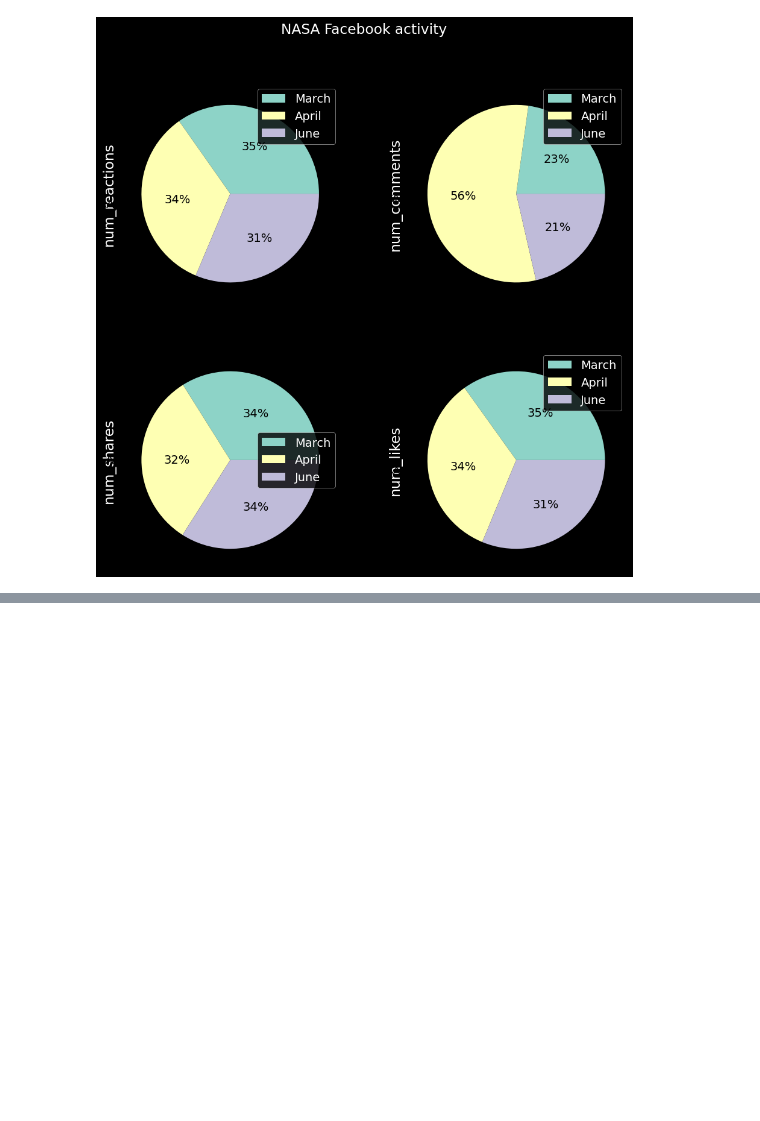
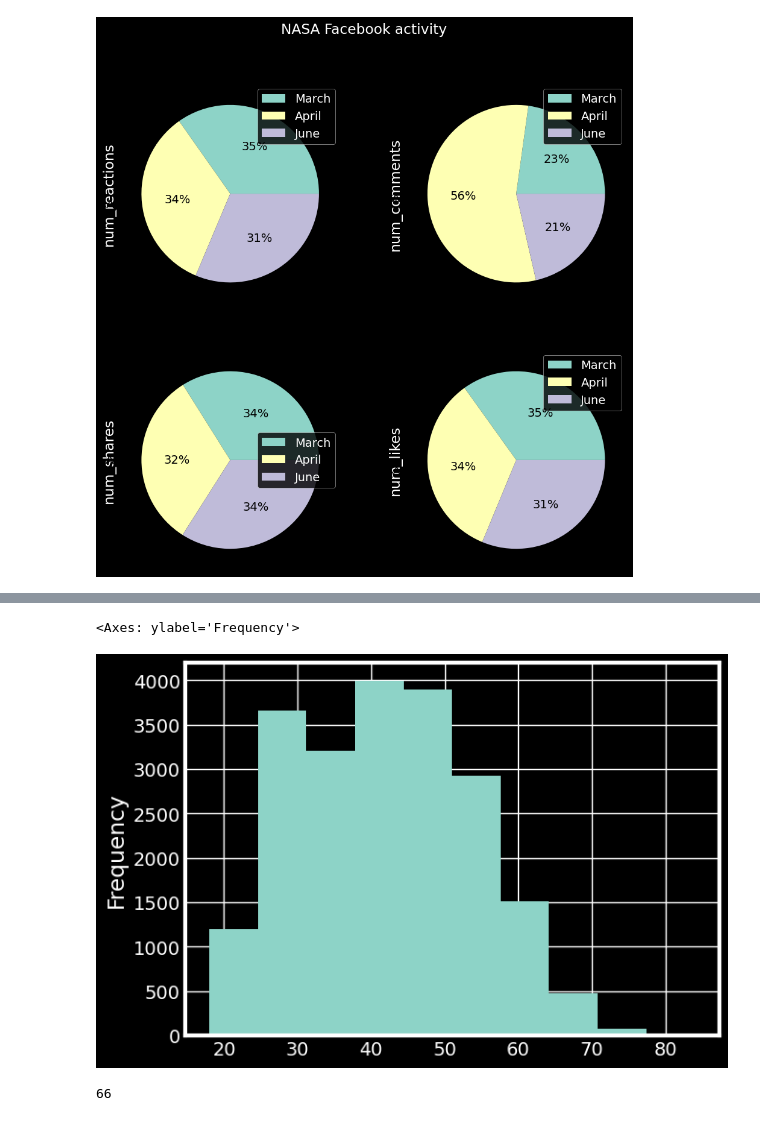
Before and after one commit to Byienio/Pandas_pg, a Jupyter notebook: AdvancedPlots.ipynb, the cells around one changed output, grey strips where cells are left out. Cells and saved outputs as stored; diff of their text form; code cells hidden in the pictures; blank space fills up the shorter version.

```diff
--- a/AdvancedPlots.ipynb
+++ b/AdvancedPlots.ipynb
@@ -241,0 +272,3 @@ array([[<Axes: ylabel='num_reactions'>, <Axes: ylabel='num_comments'>],
+# %%
+age_data = marathon[marathon["Country"].isin(["USA"])]
+age_data.head()
@@ -241,0 +282,9 @@ array([[<Axes: ylabel='num_reactions'>, <Axes: ylabel='num_comments'>],
+# %%
+age_data['Age'].plot(kind='hist')
+# %% [output]
+<Axes: ylabel='Frequency'>
+[figure, added]
+# %%
+age_data['Age'].nunique()
+# %% [output]
+66
```
Also changed, not shown: parts of 11 cells of this notebook.
